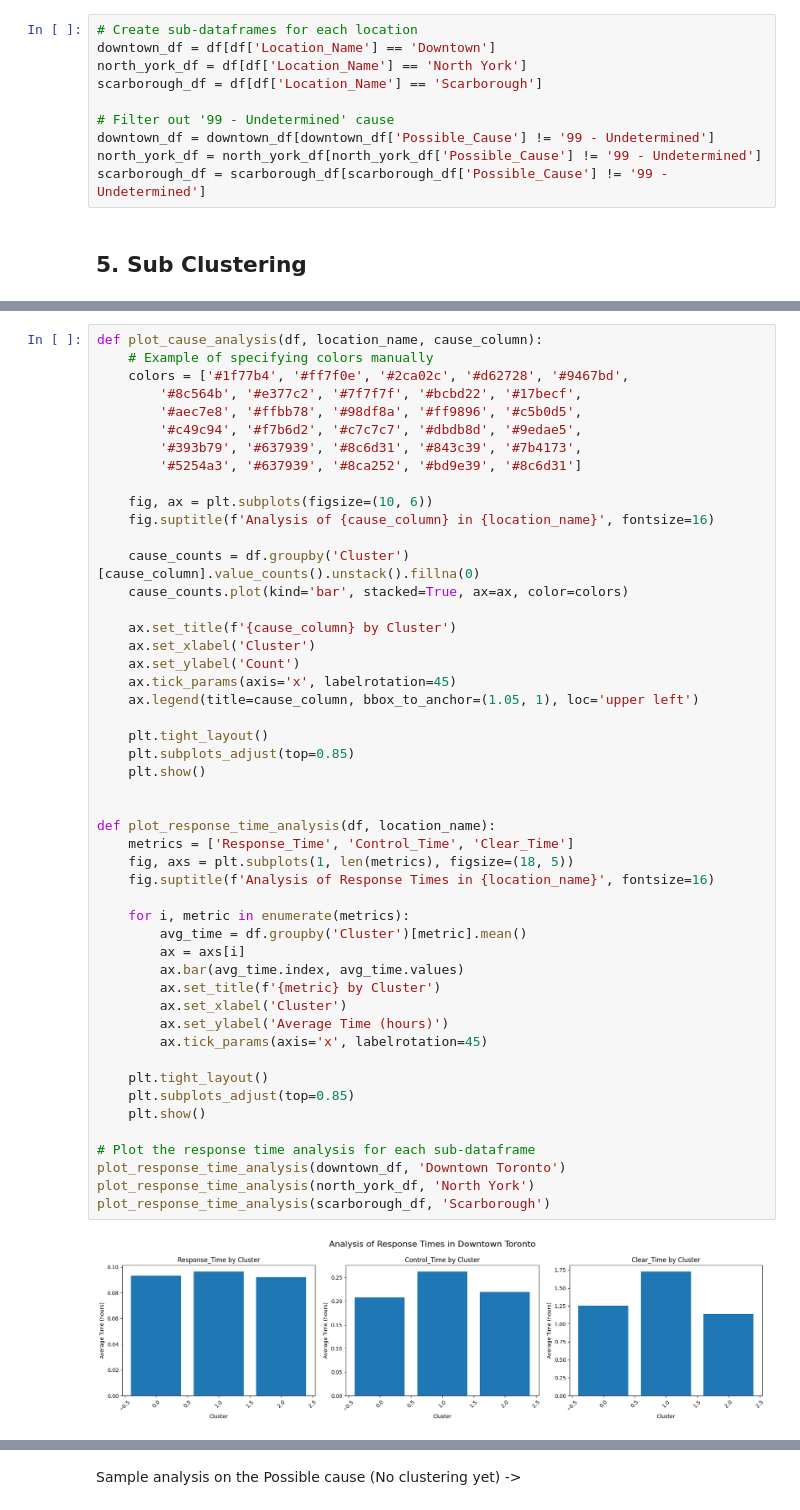
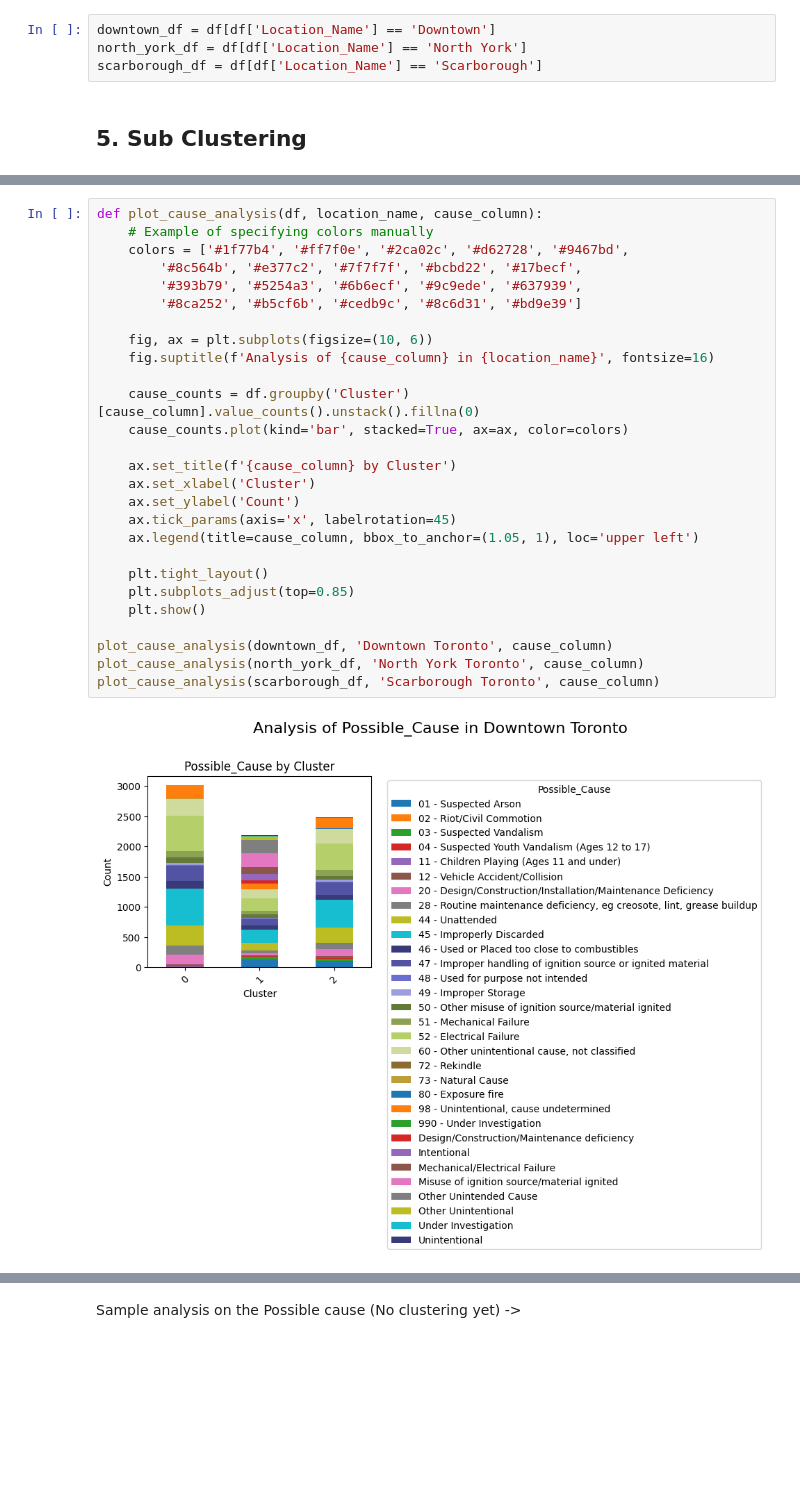
Before and after one commit to Zeref64/BigData-Analysis-project, a Jupyter notebook: Bill/main_notebook_test.ipynb, the cells around one changed output, grey strips where cells are left out. Drawn from its saved outputs; the diff is of its cells as text; blank space fills up the shorter version.

Commit message:
cleaned code and added safety measurement of each area

```diff
--- a/Bill/main_notebook_test.ipynb
+++ b/Bill/main_notebook_test.ipynb
@@ -178,13 +177,7 @@ df['Location_Name'] = df['Locations_Cluster'].map(cluster_labels)
 # %%
-# Create sub-dataframes for each location
 downtown_df = df[df['Location_Name'] == 'Downtown']
 north_york_df = df[df['Location_Name'] == 'North York']
 scarborough_df = df[df['Location_Name'] == 'Scarborough']
-
-# Filter out '99 - Undetermined' cause
-downtown_df = downtown_df[downtown_df['Possible_Cause'] != '99 - Undetermined']
-north_york_df = north_york_df[north_york_df['Possible_Cause'] != '99 - Undetermined']
-scarborough_df = scarborough_df[scarborough_df['Possible_Cause'] != '99 - Undetermined']
 # %% [markdown]
 ## 5. Sub Clustering
 # %%
@@ -295,51 +303,29 @@ scarborough_df = calculate_response_metrics(scarborough_df)
 # %%
 def plot_cause_analysis(df, location_name, cause_column):
     # Example of specifying colors manually
     colors = ['#1f77b4', '#ff7f0e', '#2ca02c', '#d62728', '#9467bd',
         '#8c564b', '#e377c2', '#7f7f7f', '#bcbd22', '#17becf',
-        '#aec7e8', '#ffbb78', '#98df8a', '#ff9896', '#c5b0d5',
-        '#c49c94', '#f7b6d2', '#c7c7c7', '#dbdb8d', '#9edae5',
-        '#393b79', '#637939', '#8c6d31', '#843c39', '#7b4173',
-        '#5254a3', '#637939', '#8ca252', '#bd9e39', '#8c6d31']
+        '#393b79', '#5254a3', '#6b6ecf', '#9c9ede', '#637939',
+        '#8ca252', '#b5cf6b', '#cedb9c', '#8c6d31', '#bd9e39']
 
     fig, ax = plt.subplots(figsize=(10, 6))
     fig.suptitle(f'Analysis of {cause_column} in {location_name}', fontsize=16)
 
     cause_counts = df.groupby('Cluster')[cause_column].value_counts().unstack().fillna(0)
     cause_counts.plot(kind='bar', stacked=True, ax=ax, color=colors)
 
     ax.set_title(f'{cause_column} by Cluster')
     ax.set_xlabel('Cluster')
     ax.set_ylabel('Count')
     ax.tick_params(axis='x', labelrotation=45)
     ax.legend(title=cause_column, bbox_to_anchor=(1.05, 1), loc='upper left')
 
     plt.tight_layout()
     plt.subplots_adjust(top=0.85)
     plt.show()
 
-
-def plot_response_time_analysis(df, location_name):
-    metrics = ['Response_Time', 'Control_Time', 'Clear_Time']
-    fig, axs = plt.subplots(1, len(metrics), figsize=(18, 5))
-    fig.suptitle(f'Analysis of Response Times in {location_name}', fontsize=16)
-
-    for i, metric in enumerate(metrics):
-        avg_time = df.groupby('Cluster')[metric].mean()
-        ax = axs[i]
-        ax.bar(avg_time.index, avg_time.values)
-        ax.set_title(f'{metric} by Cluster')
-        ax.set_xlabel('Cluster')
-        ax.set_ylabel('Average Time (hours)')
-        ax.tick_params(axis='x', labelrotation=45)
-
-    plt.tight_layout()
-    plt.subplots_adjust(top=0.85)
-    plt.show()
-
-# Plot the response time analysis for each sub-dataframe
-plot_response_time_analysis(downtown_df, 'Downtown Toronto')
-plot_response_time_analysis(north_york_df, 'North York')
-plot_response_time_analysis(scarborough_df, 'Scarborough')
+plot_cause_analysis(downtown_df, 'Downtown Toronto', cause_column)
+plot_cause_analysis(north_york_df, 'North York Toronto', cause_column)
+plot_cause_analysis(scarborough_df, 'Scarborough Toronto', cause_column)
 # %% [output]
-[figure, old version]
+[figure, new version]
```
Also changed, not shown: parts of 13 cells of this notebook.
